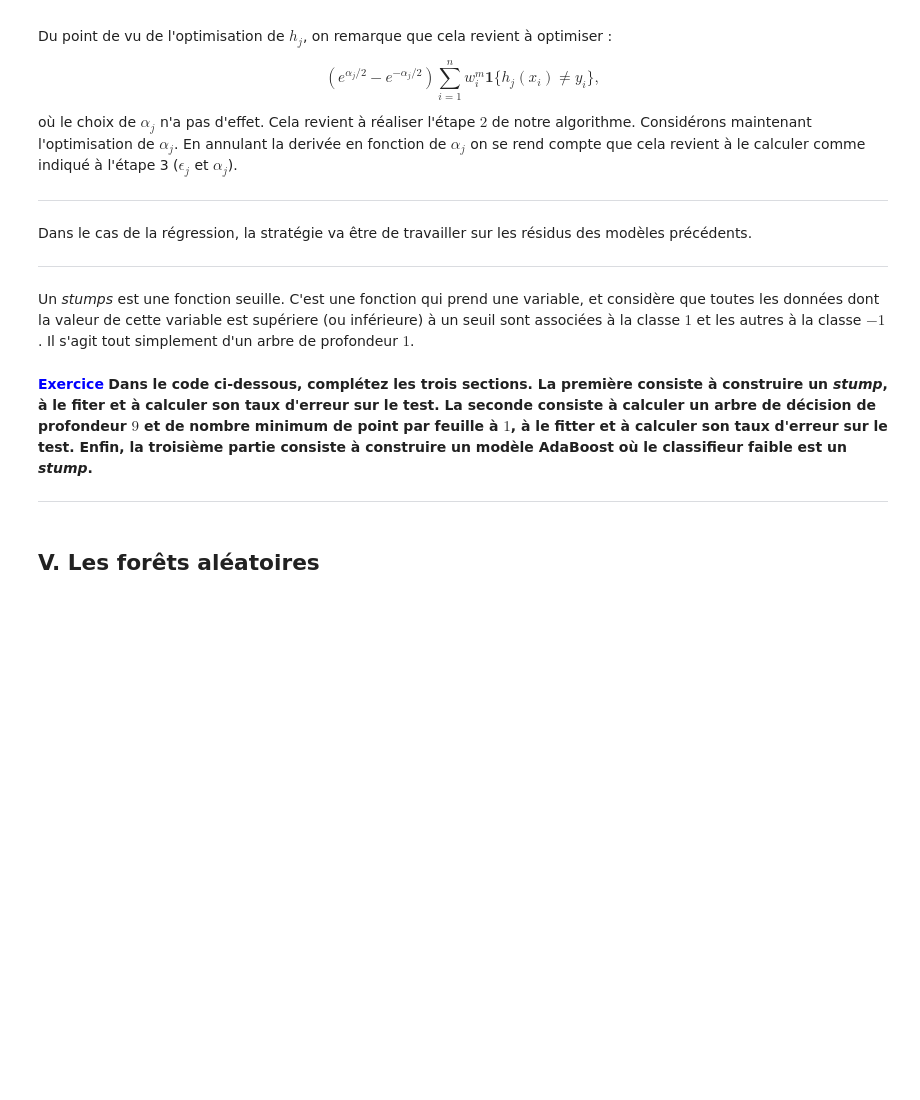
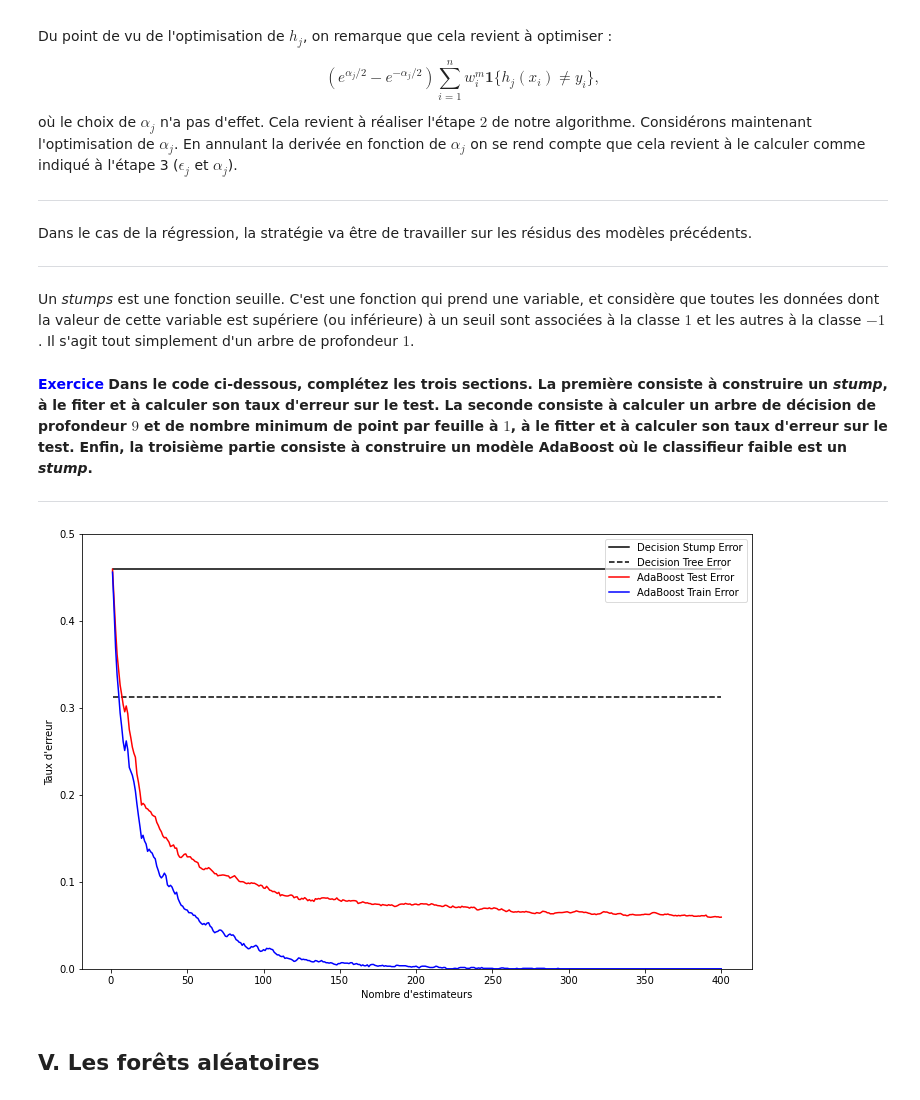
Before and after one commit to melodyrous/MIASHS2, a Jupyter notebook: opti&regul/03_methodes_ensembliste.ipynb, the cells around one changed output. Drawn from its saved outputs; the diff is of its cells as text; code cells hidden in the pictures; blank space fills up the shorter version.

```diff
--- a/opti&regul/03_methodes_ensembliste.ipynb
+++ b/opti&regul/03_methodes_ensembliste.ipynb
@@ -646,15 +650,17 @@ X_test, y_test = X[2000:], y[2000:]
 X_train, y_train = X[:2000], y[:2000]
 
 ####### Complete this part ######## or die ####################
-... stump instanciation
-... fit
-dt_stump_err = ...
+# ... stump instanciation
+stump = DecisionTreeClassifier(max_depth=1)
+y_stump = stump.fit(X_train, y_train).predict(X_test)
+dt_stump_err = 1 - stump.score(X_test, y_test )
 ###############################################################
 
 ####### Complete this part ######## or die ####################
-... decision tree instanciation
-... fit
-dt_err = ...
+# ... decision tree instanciation
+dt = DecisionTreeClassifier(max_depth=9, min_samples_leaf=1)
+y_dt = dt.fit(X_train, y_train).predict(X_test)
+dt_err = zero_one_loss(y_test, y_dt)
 ###############################################################
 
 
@@ -662,41 +668,44 @@ dt_err = ...
 n_estimators = 400
 learning_rate = 1.
 
-... AdaBoost instanciation
-... fit
+# ... AdaBoost instanciation
+ada =  AdaBoostClassifier(base_estimator = None, n_estimators=n_estimators, learning_rate=learning_rate)
+ada.fit(X_train, y_train)
 ###############################################################
 
 fig = plt.figure(figsize=(12, 8))
 ax = fig.add_subplot(111)
 
 ax.plot([1, n_estimators], [dt_stump_err] * 2, 'k-',
         label='Decision Stump Error')
 ax.plot([1, n_estimators], [dt_err] * 2, 'k--',
         label='Decision Tree Error')
 
 ada_err = np.zeros((n_estimators,))
 for i, y_pred in enumerate(ada.staged_predict(X_test)):
     ada_err[i] = zero_one_loss(y_pred, y_test)
 
 ada_err_train = np.zeros((n_estimators,))
 for i, y_pred in enumerate(ada.staged_predict(X_train)):
     ada_err_train[i] = zero_one_loss(y_pred, y_train)
 
 ax.plot(np.arange(n_estimators) + 1, ada_err,
         label='AdaBoost Test Error',
         color='red')
 ax.plot(np.arange(n_estimators) + 1, ada_err_train,
         label='AdaBoost Train Error',
         color='blue')
 
 ax.set_ylim((0.0, 0.5))
 ax.set_xlabel('Nombre d\'estimateurs')
 ax.set_ylabel('Taux d\'erreur')
 
 leg = ax.legend(loc='upper right', fancybox=True)
 leg.get_frame().set_alpha(0.7)
 
 plt.show()
+# %% [output]
+[figure, added]
 # %% [markdown]
 ## V. Les forêts aléatoires
 # %% [markdown]
```
Also changed, not shown: parts of 4 cells of this notebook.
